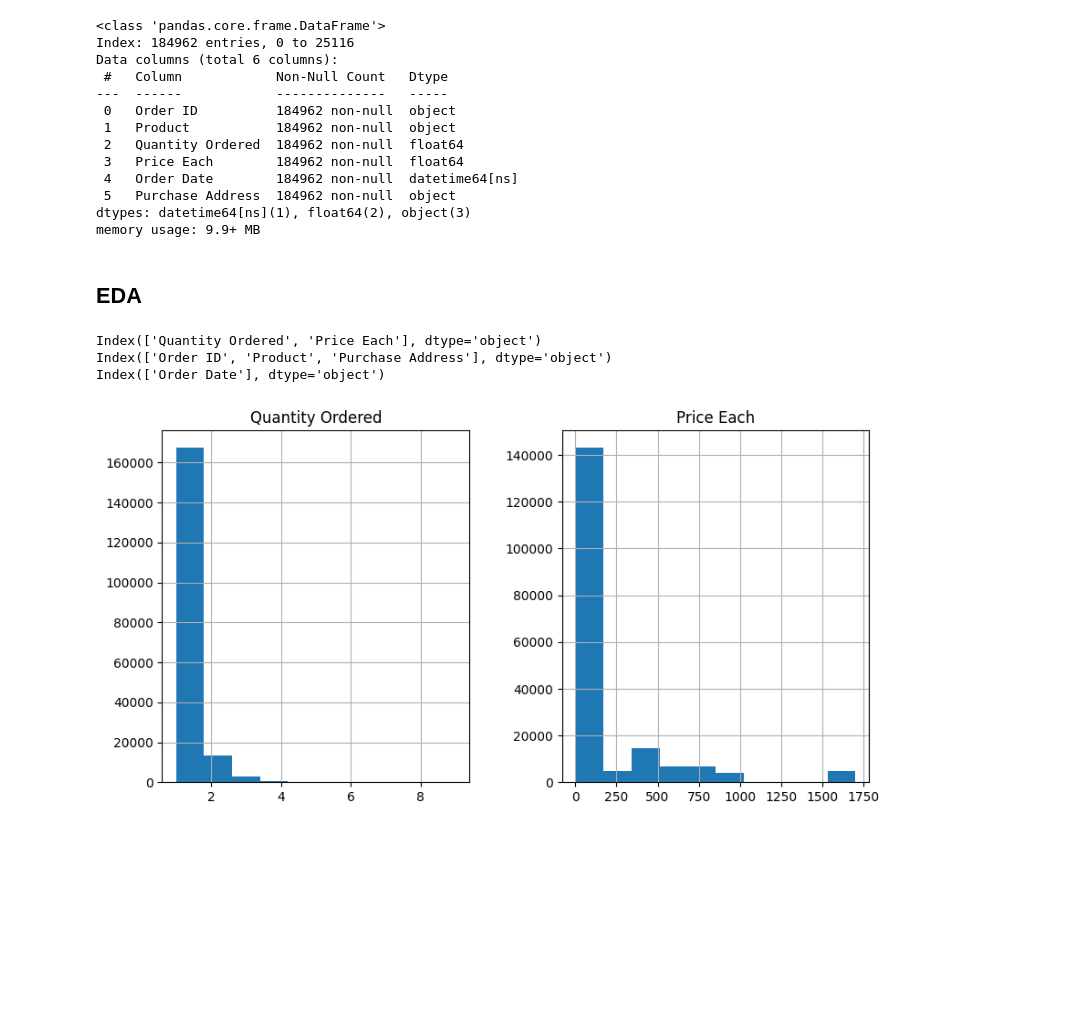
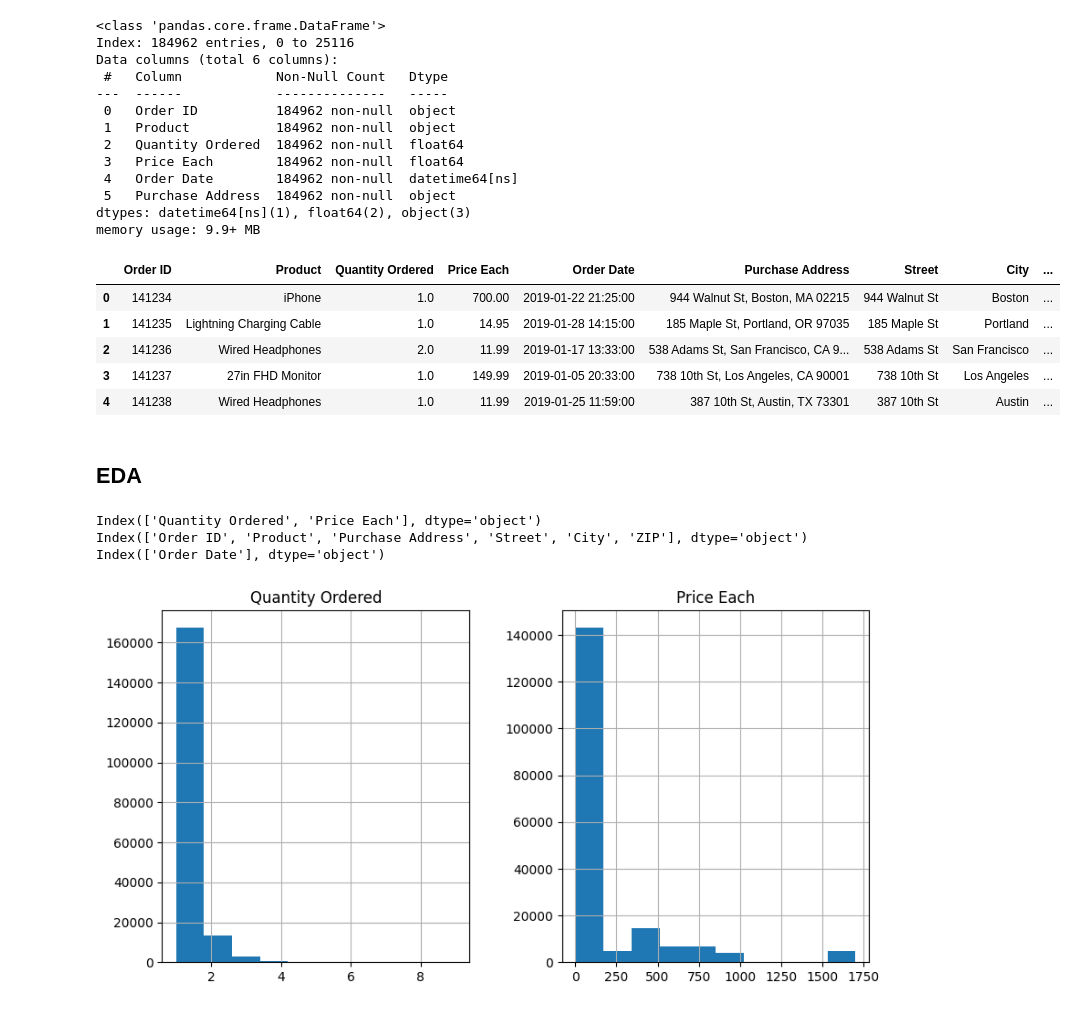
Before and after one commit to Koanim/Sales-Analysis-with-PowerBI, a Jupyter notebook: notebook.ipynb, the cells around one changed output. Saved outputs shown, nothing was run; the diff lists cells and outputs as text; code cells hidden in the pictures; blank space fills up the shorter version.

Commit message:
split address

```diff
--- a/notebook.ipynb
+++ b/notebook.ipynb
@@ -440,6 +440,19 @@ Data columns (total 6 columns):
  5   Purchase Address  184962 non-null  object
 dtypes: datetime64[ns](1), float64(2), object(3)
 memory usage: 9.9+ MB
+# %%
+#sales_df[['Street', 'City', 'ZIP']] = sales_df['Purchase Address'].str.extract(r'^(.*),\s*(.*),\s*(\d{5})$')
+
+sales_df[['Street', 'City', 'ZIP']] = sales_df['Purchase Address'].str.extract(r'^(.*?),\s*(.*?),\s*\w{2}\s*(\d{5})$')
+# %%
+sales_df.head()
+# %% [output]
+|  | Order ID | Product | Quantity Ordered | Price Each | Order Date | Purchase Address | Street | City | ... |
+| 0 | 141234 | iPhone | 1.0 | 700.00 | 2019-01-22 21:25:00 | 944 Walnut St, Boston, MA 02215 | 944 Walnut St | Boston | ... |
+| 1 | 141235 | Lightning Charging Cable | 1.0 | 14.95 | 2019-01-28 14:15:00 | 185 Maple St, Portland, OR 97035 | 185 Maple St | Portland | ... |
+| 2 | 141236 | Wired Headphones | 2.0 | 11.99 | 2019-01-17 13:33:00 | 538 Adams St, San Francisco, CA 9... | 538 Adams St | San Francisco | ... |
+| 3 | 141237 | 27in FHD Monitor | 1.0 | 149.99 | 2019-01-05 20:33:00 | 738 10th St, Los Angeles, CA 90001 | 738 10th St | Los Angeles | ... |
+| 4 | 141238 | Wired Headphones | 1.0 | 11.99 | 2019-01-25 11:59:00 | 387 10th St, Austin, TX 73301 | 387 10th St | Austin | ... |
 # %%
 sales_df.to_csv('./Data/sales_df.csv', index=False)
 # %% [markdown]
@@ -453,7 +466,7 @@ datecols = sales_df.select_dtypes(['datetime64']).columns
 print(f'{numcols}\n{catcols}\n{datecols}')
 # %% [output]
 Index(['Quantity Ordered', 'Price Each'], dtype='object')
-Index(['Order ID', 'Product', 'Purchase Address'], dtype='object')
+Index(['Order ID', 'Product', 'Purchase Address', 'Street', 'City', 'ZIP'], dtype='object')
 Index(['Order Date'], dtype='object')
 # %%
 sales_df[numcols].hist(figsize=(10,5))
```
Also changed, not shown: parts of 1 cell of this notebook, 1 other file.
